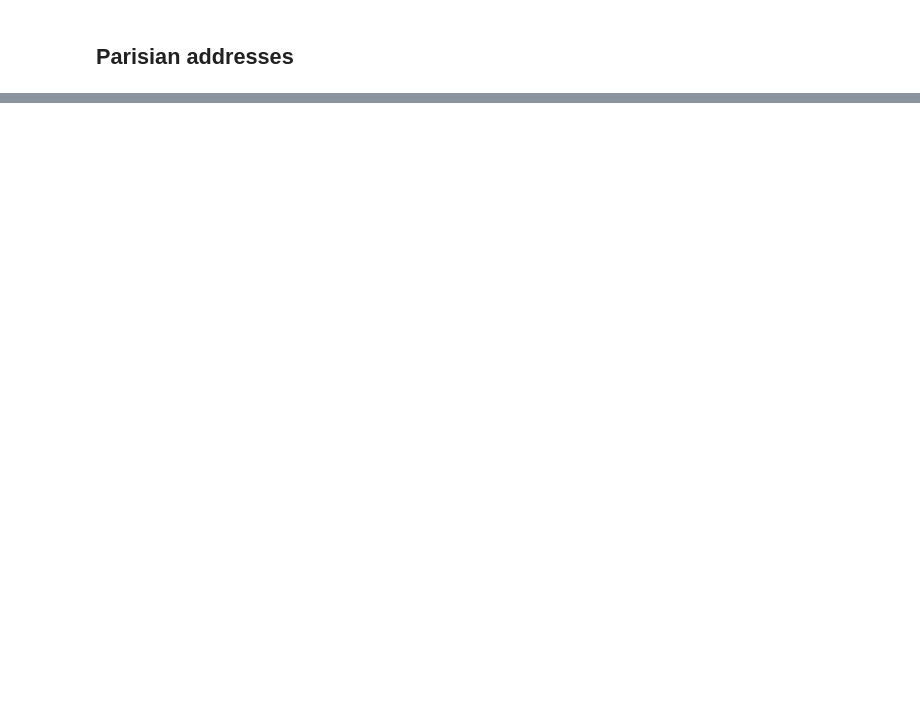
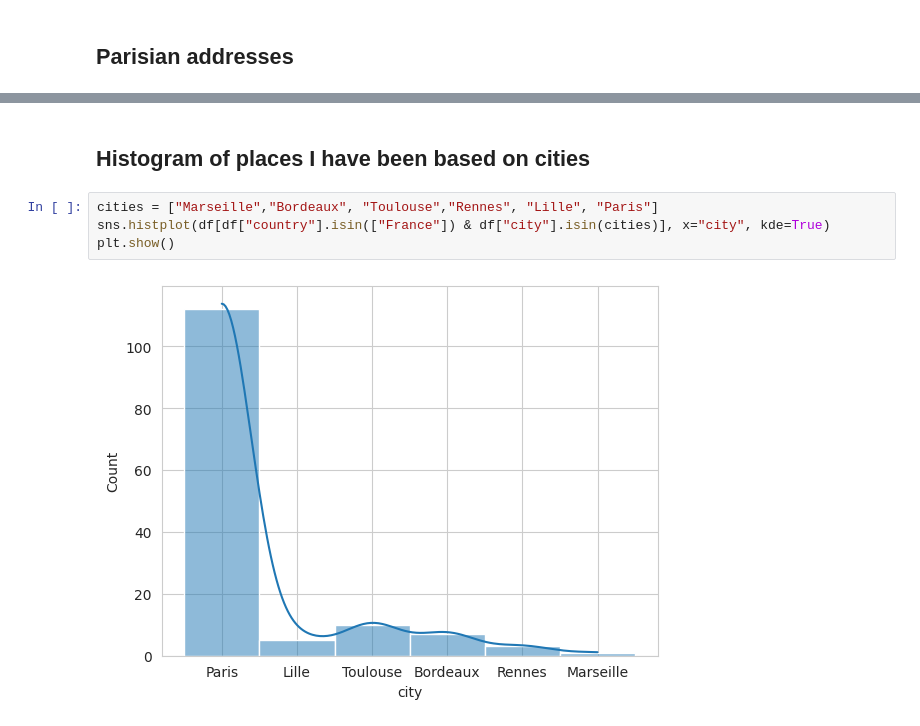
Before and after one commit to ephraim-amz/address-notebook-analysis, a Jupyter notebook: addresses-analysis-notebook.ipynb, the cells around one changed output, grey strips where cells are left out. Drawn from its saved outputs; the diff is of its cells as text; blank space fills up the shorter version.

```diff
--- a/addresses-analysis-notebook.ipynb
+++ b/addresses-analysis-notebook.ipynb
@@ -68,0 +101,8 @@ df[df['userComment'].str.strip().astype(bool)]
+# %% [markdown]
+## Histogram of places I have been based on cities
+# %%
+cities = ["Marseille","Bordeaux", "Toulouse","Rennes", "Lille", "Paris"]
+sns.histplot(df[df["country"].isin(["France"]) & df["city"].isin(cities)], x="city", kde=True)
+plt.show()
+# %% [output]
+[figure, added]
```
Also changed, not shown: parts of 97 cells of this notebook.
